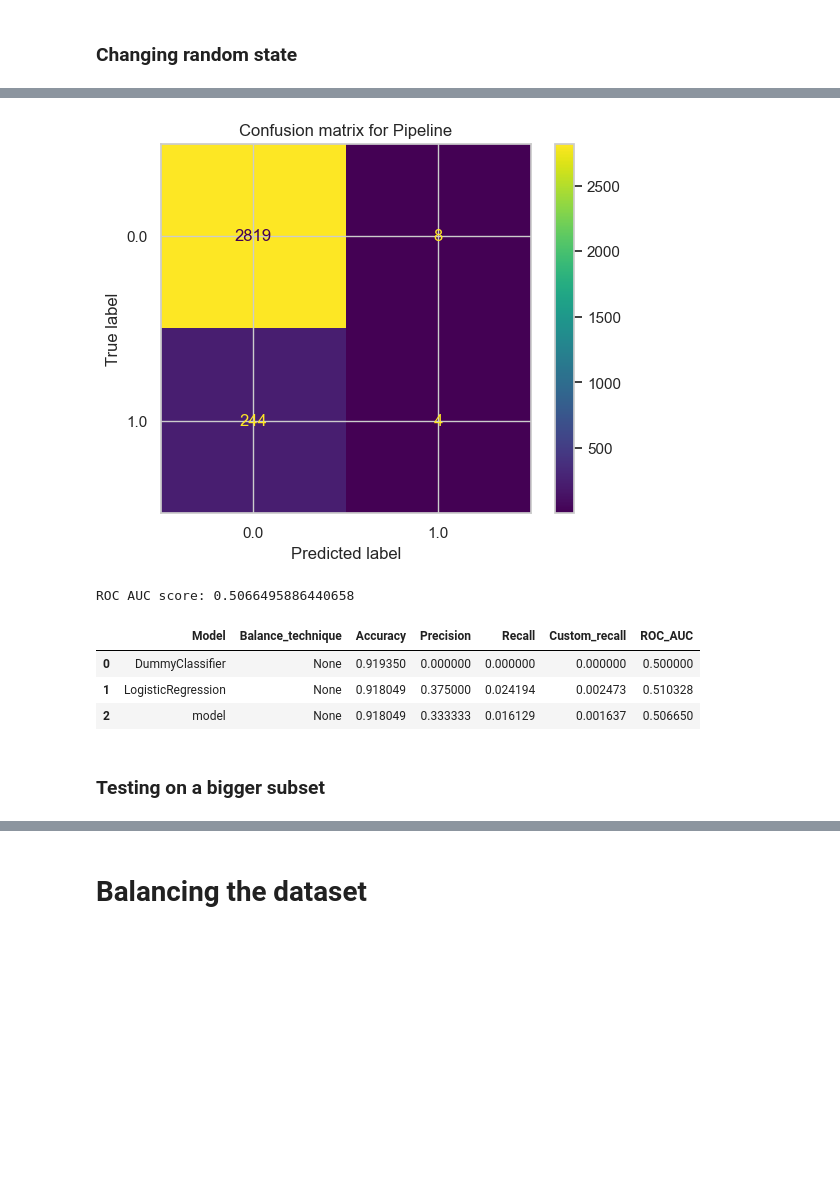
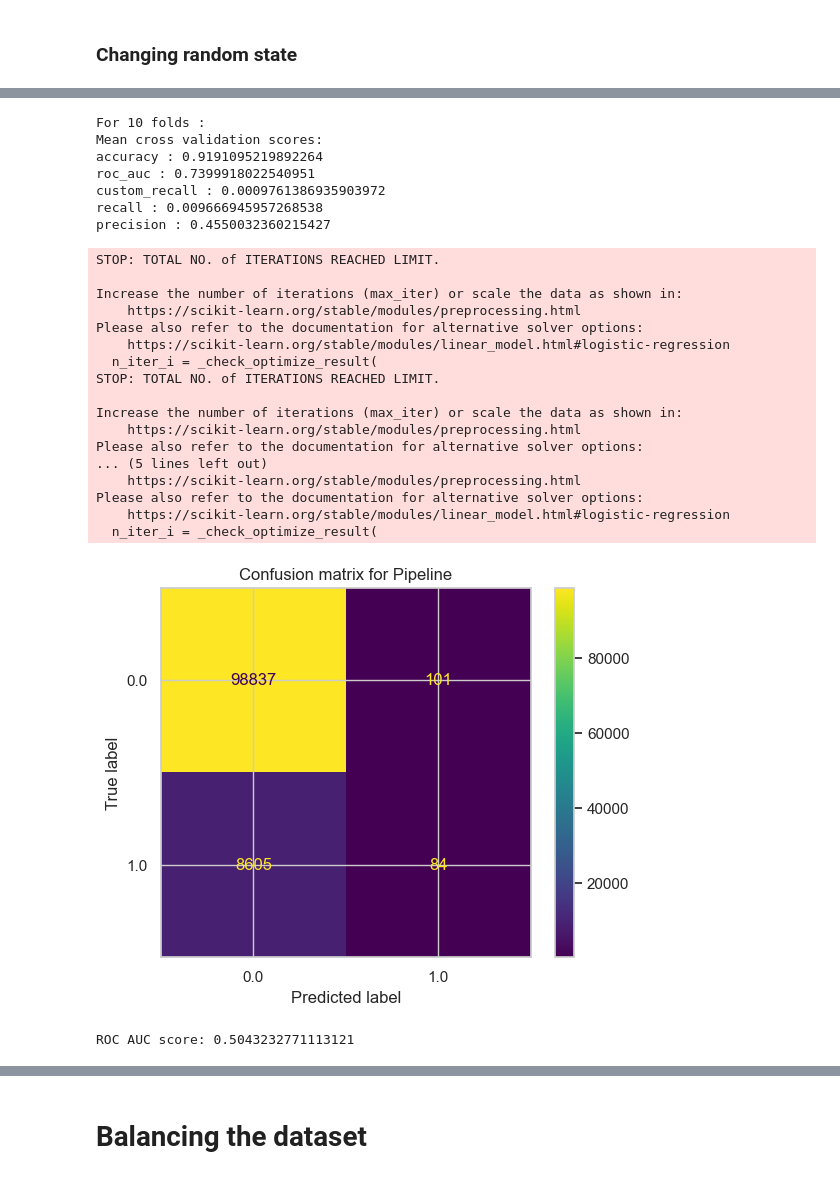
Before and after one commit to Laeti-dev/P4_Credit-Scoring-Model, a Jupyter notebook: ikusawa_laetitia_1_notebook_0824.ipynb, the cells around one changed output, grey strips where cells are left out. Drawn from its saved outputs; the diff is of its cells as text; code cells hidden in the pictures; blank space fills up the shorter version.

Commit message:
Testing subsets

```diff
--- a/ikusawa_laetitia_1_notebook_0824.ipynb
+++ b/ikusawa_laetitia_1_notebook_0824.ipynb
@@ -267,3 +267,23 @@ For more than 2 classes => One Hot Encoding
 # %%
 from sklearn.preprocessing import LabelEncoder, OneHotEncoder
 from sklearn.compose import ColumnTransformer
+# %%
+# Create the label encoder object
+le = LabelEncoder()
+le_count = 0
+
+# Iterate through the columns
+for col in application_train:
+    if application_train[col].dtype == "object":
+        # If 2 or fewer unique categories
+        if len(list(application_train[col].unique())) <= 2:
+            # Train on the training data
+            le.fit(application_train[col])
+            # Transform both training and testing data
+            application_train[col] = le.transform(application_train[col])
+            application_test[col] = le.transform(application_test[col])
+
+            # Keep track of how many columns were label encoded
+            le_count += 1
+
+print("%d columns were label encoded." % le_count)
@@ -859,13 +895,6 @@ def subset_data(data,proportion_to_drop,random_state=42):
         X : subset of the data
         y : subset of the target
     """
-    original_distribution = data["TARGET"].value_counts(normalize=True)
-
-
-    print(
-        f"Dataset shape: {data.shape[0]}\nOriginal Distribution:\n{original_distribution}"
-    )
-
     # create a subset using stratified sampling to keep the same distribution
     subset, _ = train_test_split(
         data,
@@ -888,11 +917,13 @@ def subset_data(data,proportion_to_drop,random_state=42):
 # %% [markdown]
 In order to test the regularity of our models, we will test on several data subsets
 # %%
+original_distribution = train["TARGET"].value_counts(normalize=True)
+print(f"Dataset shape: {train.shape[0]}\nOriginal Distribution:\n{original_distribution}")
 # Create a subset of 10% of our training dataset respecting the target distribution
 print("For a small subset keeping 10% of the data.")
 X_small, y_small = subset_data(train, 0.9)
 print("For a small subset with a different random state.")
 X_random, y_random = subset_data(train, 0.9, random_state=0)
-print("For a big subset keeping 20% of the data.")
-X_big, y_big = subset_data(train, 0.2)
+print("For a big subset keeping around 100 000 rows, so 65% of the data.")
+X_big, y_big = subset_data(train, 0.65)
 # %% [output]
@@ -978,0 +1030,3 @@ Name: proportion, dtype: float64
+# %%
+pipeline = Pipeline(steps=[("scaler", MinMaxScaler()), ("model", LogisticRegression())])
+results = train_model(X_random, y_random, model, results)
@@ -979,6 +1081,5 @@ Name: proportion, dtype: float64
 # %%
 pipeline = Pipeline(steps=[("scaler", MinMaxScaler()), ("model", LogisticRegression())])
-results = train_model(X_train, y_train, pipeline, results)
-
+results = train_model(X_big, y_big, pipeline, results)
 display(results)
 # %% [output]
@@ -992,8 +1103,26 @@ precision : 0.6833333333333333
+For 10 folds :
+Mean cross validation scores:
+accuracy : 0.9191095219892264
+roc_auc : 0.7399918022540951
+custom_recall : 0.0009761386935903972
+recall : 0.009666945957268538
+precision : 0.4550032360215427
+STOP: TOTAL NO. of ITERATIONS REACHED LIMIT.
+
+Increase the number of iterations (max_iter) or scale the data as shown in:
+    https://scikit-learn.org/stable/modules/preprocessing.html
+Please also refer to the documentation for alternative solver options:
+    https://scikit-learn.org/stable/modules/linear_model.html#logistic-regression
+  n_iter_i = _check_optimize_result(
+STOP: TOTAL NO. of ITERATIONS REACHED LIMIT.
+
+Increase the number of iterations (max_iter) or scale the data as shown in:
+    https://scikit-learn.org/stable/modules/preprocessing.html
+Please also refer to the documentation for alternative solver options:
+... (5 lines left out)
+    https://scikit-learn.org/stable/modules/preprocessing.html
+Please also refer to the documentation for alternative solver options:
+    https://scikit-learn.org/stable/modules/linear_model.html#logistic-regression
+  n_iter_i = _check_optimize_result(
-[figure, old version]
+[figure, new version]
-ROC AUC score: 0.5066495886440658
-|  | Model | Balance_technique | Accuracy | Precision | Recall | Custom_recall | ROC_AUC |
-| 0 | DummyClassifier | None | 0.919350 | 0.000000 | 0.000000 | 0.000000 | 0.500000 |
-| 1 | LogisticRegression | None | 0.918049 | 0.375000 | 0.024194 | 0.002473 | 0.510328 |
-| 2 | model | None | 0.918049 | 0.333333 | 0.016129 | 0.001637 | 0.506650 |
+ROC AUC score: 0.5043232771113121
-# %% [markdown]
-### Testing on a bigger subset
```
Also changed, not shown: parts of 16 cells of this notebook.
